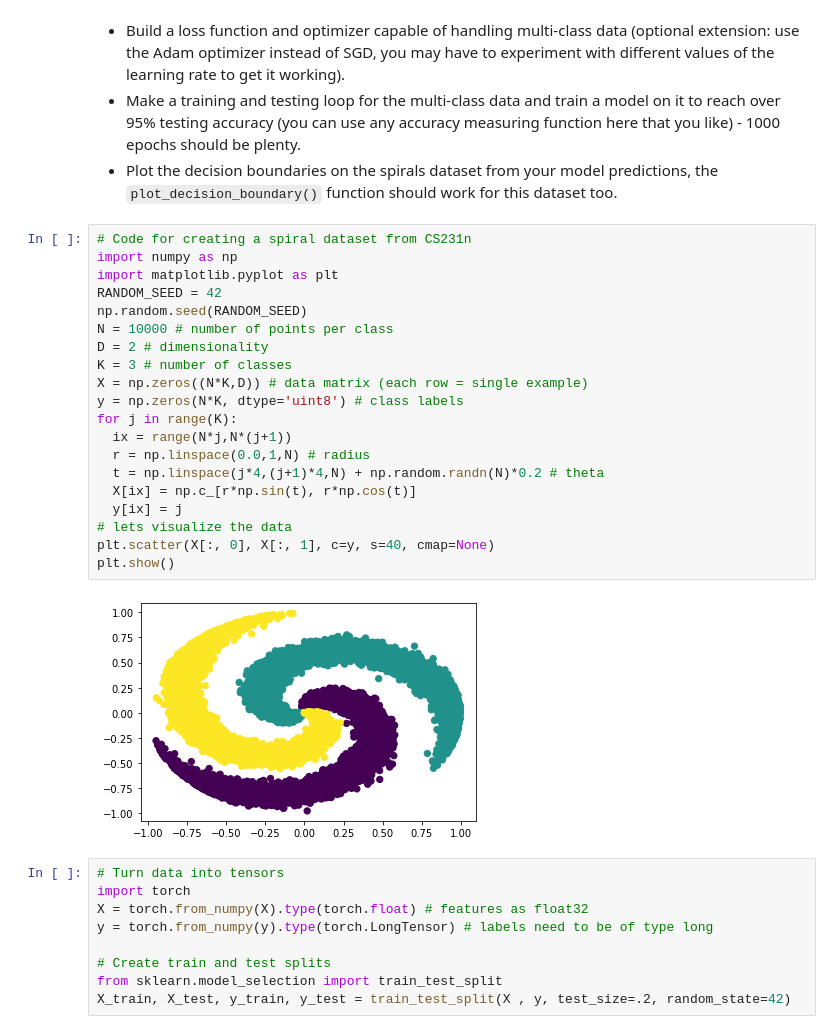
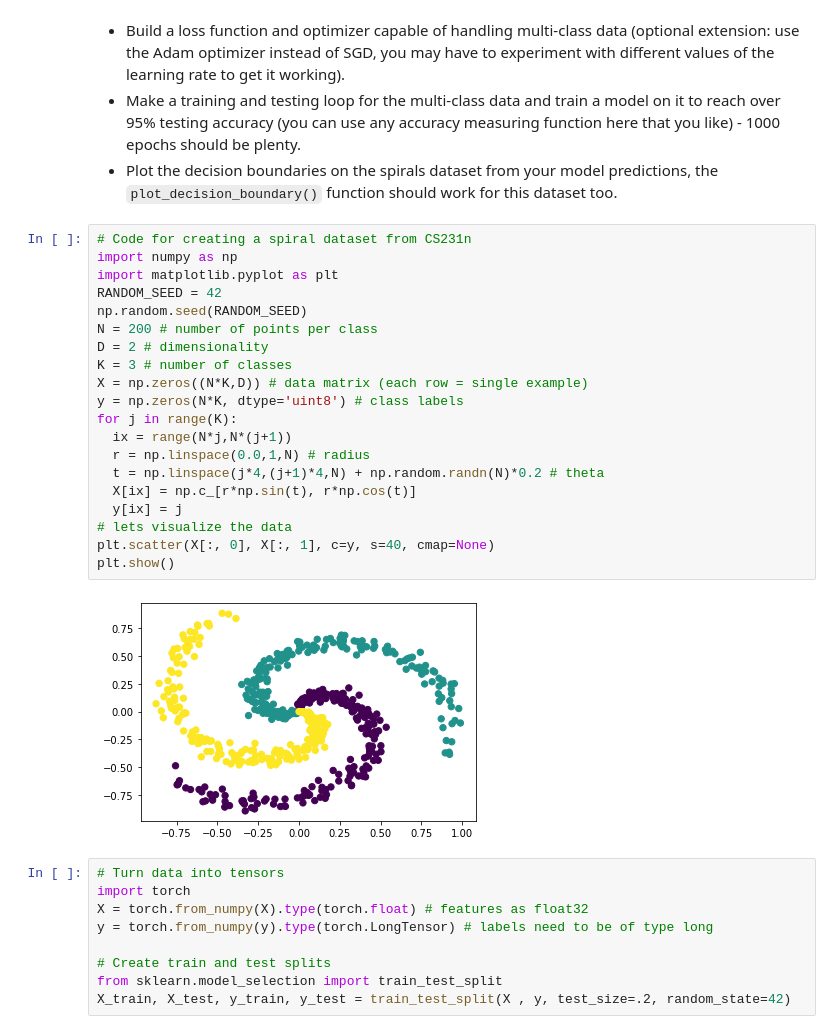
Before and after one commit to LOWERCAS3/PyTorch, a Jupyter notebook: 02_pytorch_classification_exercises.ipynb, the cells around one changed output. Drawn from its saved outputs; the diff is of its cells as text.

```diff
--- a/02_pytorch_classification_exercises.ipynb
+++ b/02_pytorch_classification_exercises.ipynb
@@ -362,25 +362,25 @@ plt.plot(tanh(Z), color="red")
 # %%
 # Code for creating a spiral dataset from CS231n
 import numpy as np
 import matplotlib.pyplot as plt
 RANDOM_SEED = 42
 np.random.seed(RANDOM_SEED)
-N = 10000 # number of points per class
+N = 200 # number of points per class
 D = 2 # dimensionality
 K = 3 # number of classes
 X = np.zeros((N*K,D)) # data matrix (each row = single example)
 y = np.zeros(N*K, dtype='uint8') # class labels
 for j in range(K):
   ix = range(N*j,N*(j+1))
   r = np.linspace(0.0,1,N) # radius
   t = np.linspace(j*4,(j+1)*4,N) + np.random.randn(N)*0.2 # theta
   X[ix] = np.c_[r*np.sin(t), r*np.cos(t)]
   y[ix] = j
 # lets visualize the data
 plt.scatter(X[:, 0], X[:, 1], c=y, s=40, cmap=None)
 plt.show()
 # %% [output]
-[figure, old version]
+[figure, new version]
 # %%
 # Turn data into tensors
 import torch
```
Also changed, not shown: parts of 12 cells of this notebook.
